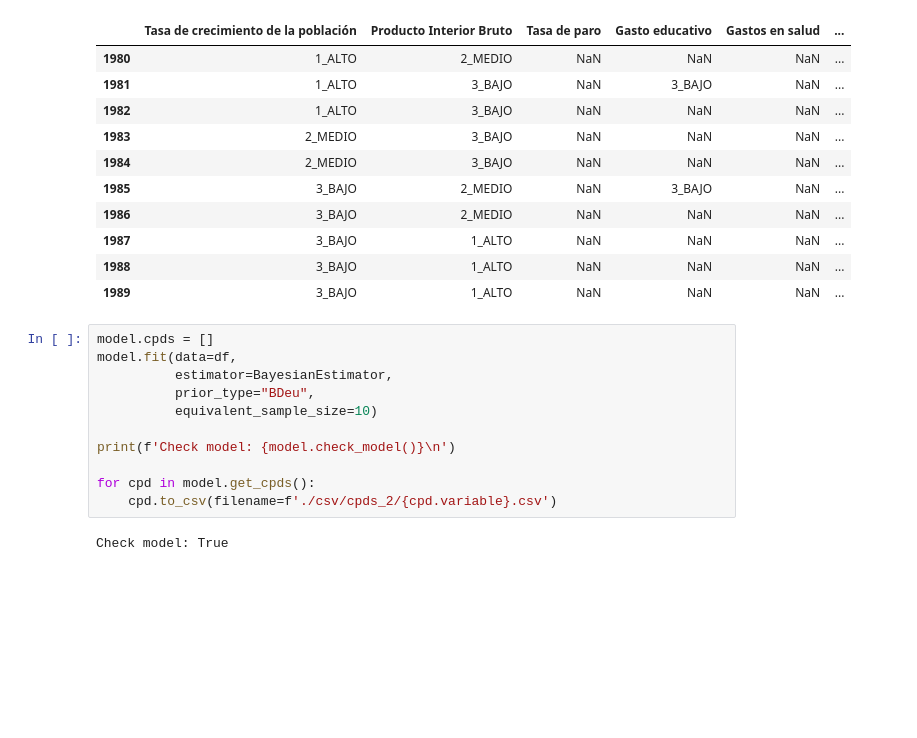
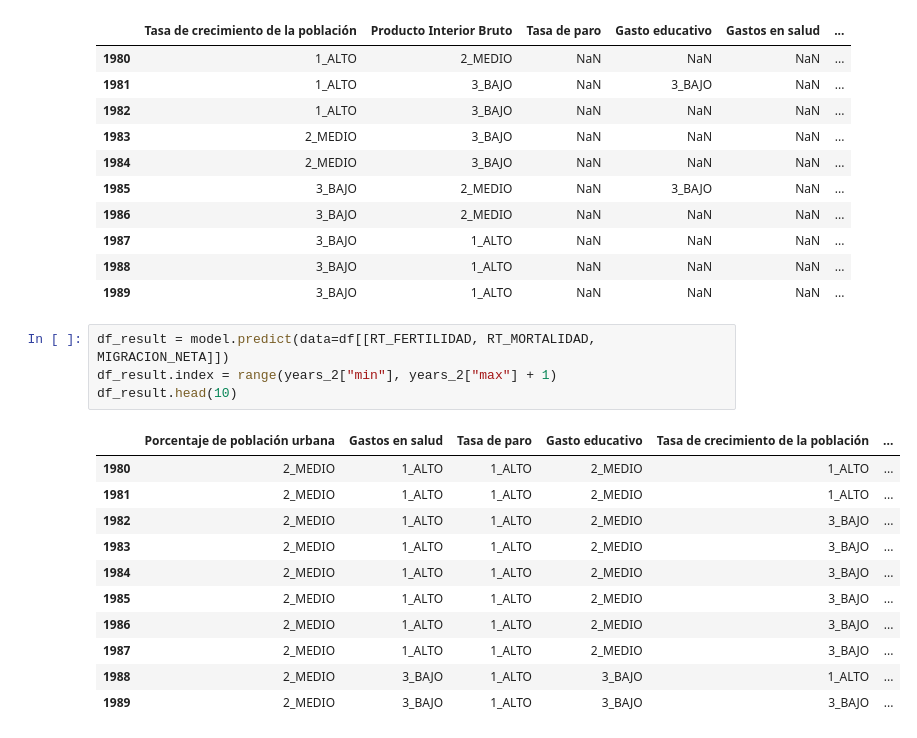
Before and after one commit to luchersol/Redes-Bayesianas, a Jupyter notebook: Redes_Bayesianas.ipynb, the cells around one changed output. Saved outputs shown, nothing was run; the diff lists cells and outputs as text; blank space fills up the shorter version.

Commit message:
Intento de predicción de un rango más pequeño con el modelo de todos los datos

```diff
--- a/Redes_Bayesianas.ipynb
+++ b/Redes_Bayesianas.ipynb
@@ -379,16 +384,19 @@ df.head(10)
 | 1987 | 3_BAJO | 1_ALTO | NaN | NaN | NaN | ... |
 | 1988 | 3_BAJO | 1_ALTO | NaN | NaN | NaN | ... |
 | 1989 | 3_BAJO | 1_ALTO | NaN | NaN | NaN | ... |
-# %%
-model.cpds = []
-model.fit(data=df,
-          estimator=BayesianEstimator,
-          prior_type="BDeu",
-          equivalent_sample_size=10)
-
-print(f'Check model: {model.check_model()}\n')
-
-for cpd in model.get_cpds():
-    cpd.to_csv(filename=f'./csv/cpds_2/{cpd.variable}.csv')
-# %% [output]
-Check model: True
+# %%
+df_result = model.predict(data=df[[RT_FERTILIDAD, RT_MORTALIDAD, MIGRACION_NETA]])
+df_result.index = range(years_2["min"], years_2["max"] + 1)
+df_result.head(10)
+# %% [output]
+|  | Porcentaje de población urbana | Gastos en salud | Tasa de paro | Gasto educativo | Tasa de crecimiento de la población | ... |
+| 1980 | 2_MEDIO | 1_ALTO | 1_ALTO | 2_MEDIO | 1_ALTO | ... |
+| 1981 | 2_MEDIO | 1_ALTO | 1_ALTO | 2_MEDIO | 1_ALTO | ... |
+| 1982 | 2_MEDIO | 1_ALTO | 1_ALTO | 2_MEDIO | 3_BAJO | ... |
+| 1983 | 2_MEDIO | 1_ALTO | 1_ALTO | 2_MEDIO | 3_BAJO | ... |
+| 1984 | 2_MEDIO | 1_ALTO | 1_ALTO | 2_MEDIO | 3_BAJO | ... |
+| 1985 | 2_MEDIO | 1_ALTO | 1_ALTO | 2_MEDIO | 3_BAJO | ... |
+| 1986 | 2_MEDIO | 1_ALTO | 1_ALTO | 2_MEDIO | 3_BAJO | ... |
+| 1987 | 2_MEDIO | 1_ALTO | 1_ALTO | 2_MEDIO | 3_BAJO | ... |
+| 1988 | 2_MEDIO | 3_BAJO | 1_ALTO | 3_BAJO | 1_ALTO | ... |
+| 1989 | 2_MEDIO | 3_BAJO | 1_ALTO | 3_BAJO | 3_BAJO | ... |
```
Also changed, not shown: parts of 4 cells of this notebook, 11 other files.
